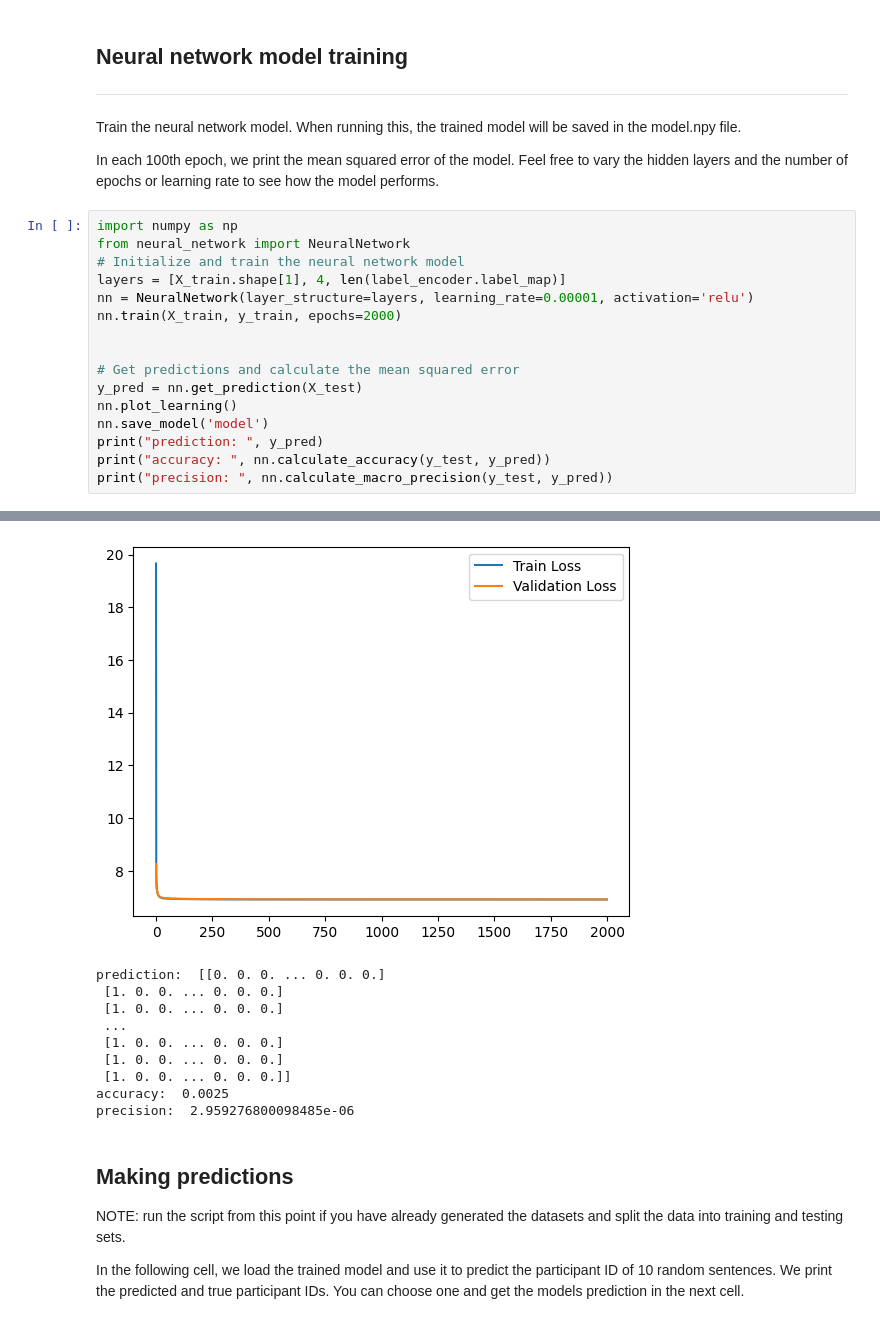
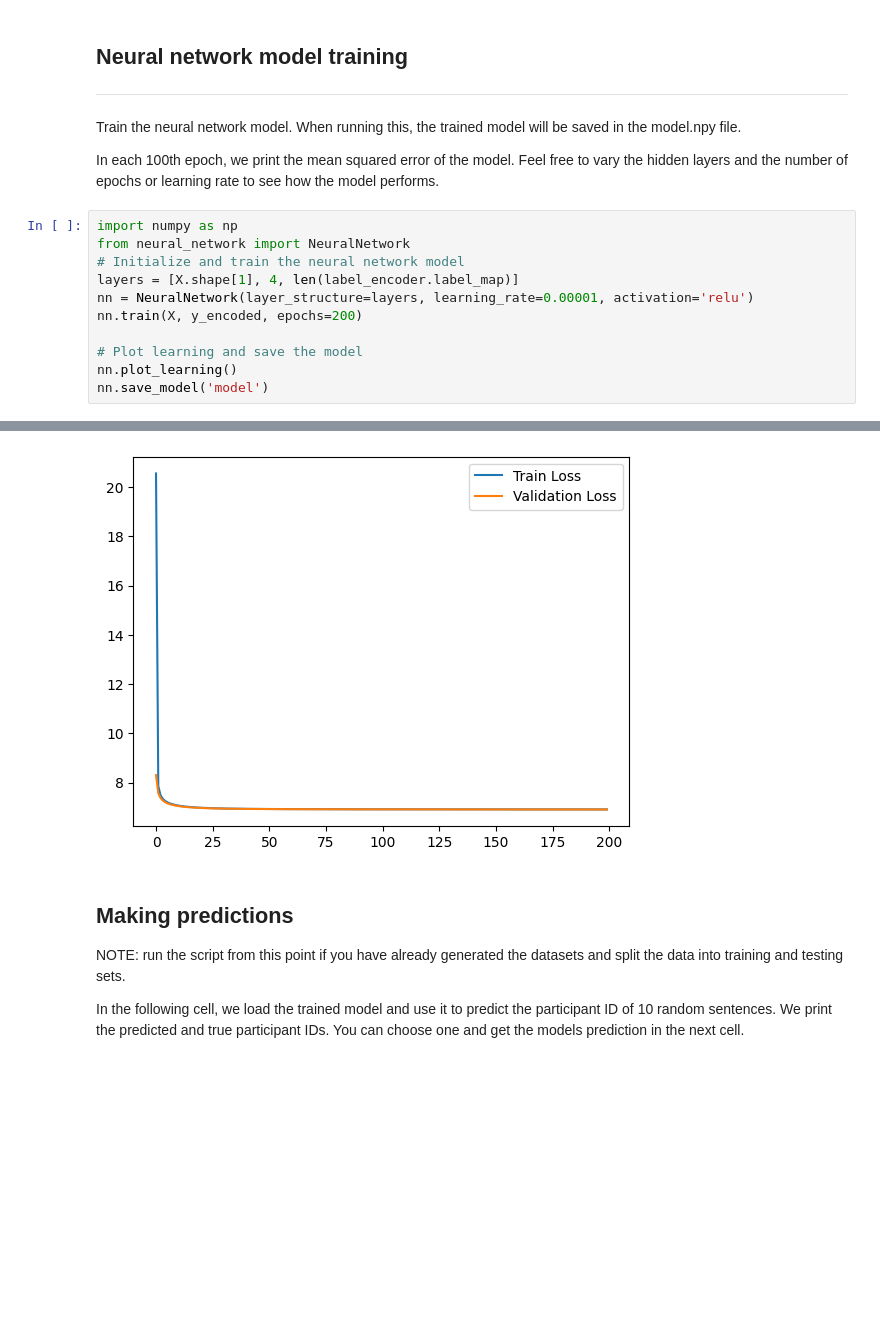
Before and after one commit to carlotta-mah/keystroke_gen, a Jupyter notebook: src/ks_model_interact.ipynb, the cells around one changed output, grey strips where cells are left out. Cells and saved outputs as stored; diff of their text form; blank space fills up the shorter version.

```diff
--- a/src/ks_model_interact.ipynb
+++ b/src/ks_model_interact.ipynb
@@ -52,16 +48,11 @@ Feel free to vary the hidden layers and the number of epochs or learning rate to
 import numpy as np
 from neural_network import NeuralNetwork
 # Initialize and train the neural network model
-layers = [X_train.shape[1], 4, len(label_encoder.label_map)]
+layers = [X.shape[1], 4, len(label_encoder.label_map)]
 nn = NeuralNetwork(layer_structure=layers, learning_rate=0.00001, activation='relu')
-nn.train(X_train, y_train, epochs=2000)
+nn.train(X, y_encoded, epochs=200)
 
-
-# Get predictions and calculate the mean squared error
-y_pred = nn.get_prediction(X_test)
+# Plot learning and save the model
 nn.plot_learning()
 nn.save_model('model')
-print("prediction: ", y_pred)
-print("accuracy: ", nn.calculate_accuracy(y_test, y_pred))
-print("precision: ", nn.calculate_macro_precision(y_test, y_pred))
 # %% [output]
@@ -88,13 +63,4 @@ Epoch 1900, Loss: 6.908174782134082, Validation Loss: 6.91108668535935
-[figure, old version]
+[figure, new version]
-prediction:  [[0. 0. 0. ... 0. 0. 0.]
- [1. 0. 0. ... 0. 0. 0.]
- [1. 0. 0. ... 0. 0. 0.]
- ...
- [1. 0. 0. ... 0. 0. 0.]
- [1. 0. 0. ... 0. 0. 0.]
- [1. 0. 0. ... 0. 0. 0.]]
-accuracy:  0.0025
-precision:  2.959276800098485e-06
 # %% [markdown]
 ## Making predictions
 
```
Also changed, not shown: parts of 6 cells of this notebook, 3 other files.
